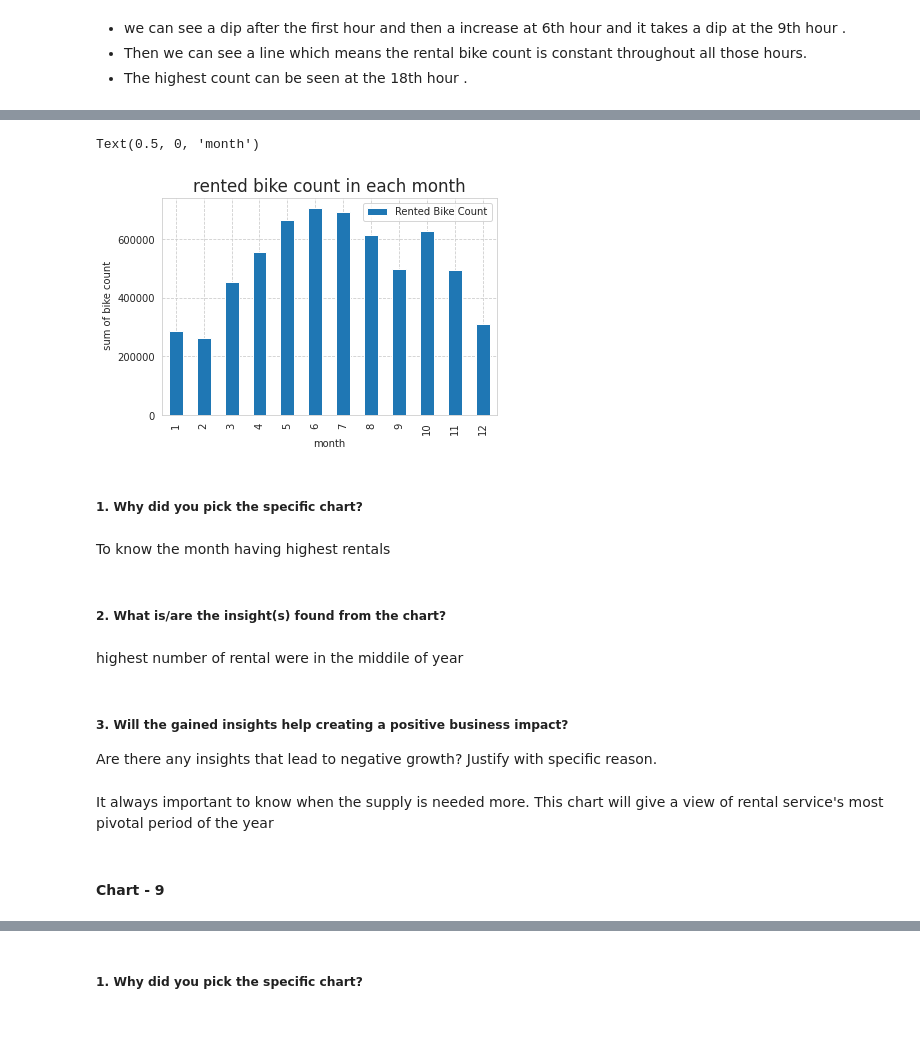
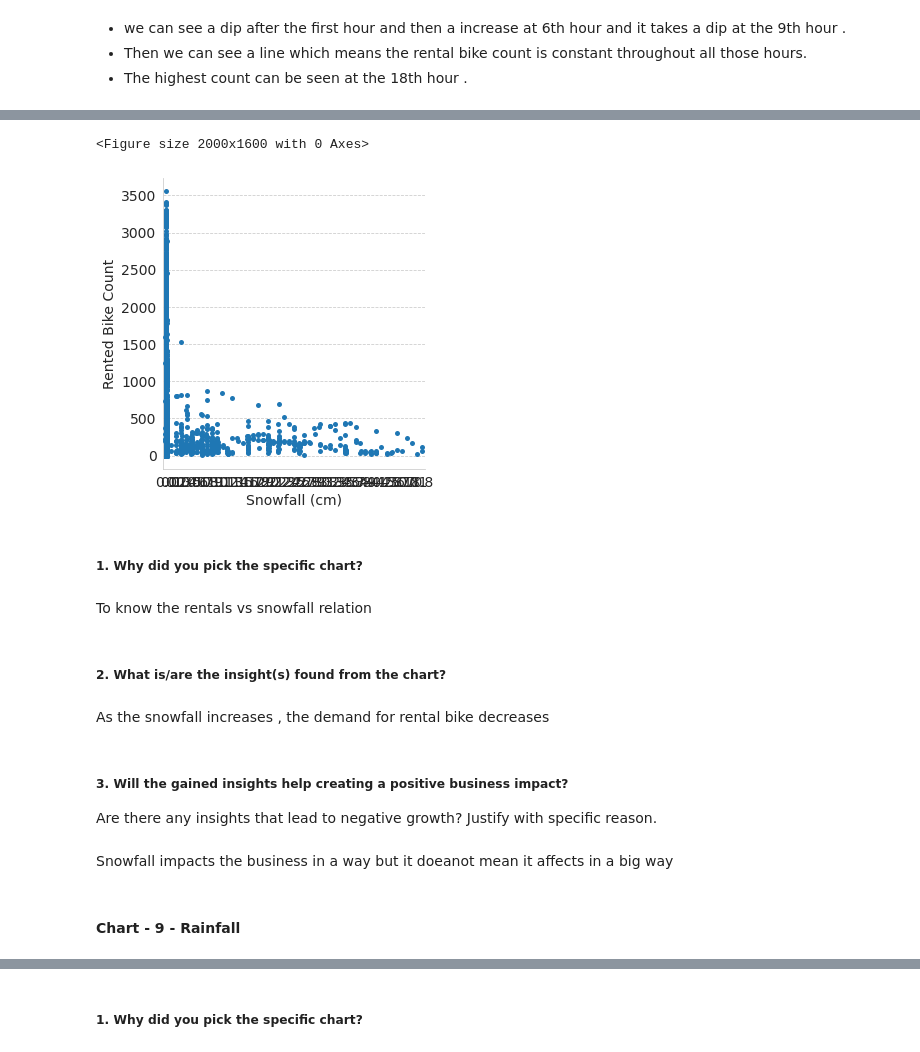
Before and after one commit to albin2122/Bike-Sharing-Demand-Prediction, a Jupyter notebook: Bike_Sharing_Demand_Prediction.ipynb, the cells around one changed output, grey strips where cells are left out. Saved outputs shown, nothing was run; the diff lists cells and outputs as text; code cells hidden in the pictures; blank space fills up the shorter version.

```diff
--- a/Bike_Sharing_Demand_Prediction.ipynb
+++ b/Bike_Sharing_Demand_Prediction.ipynb
@@ -550,25 +531,23 @@ bike_month
-# %%
-bike_month[['month','Rented Bike Count']].set_index('month').plot(kind='bar')
-plt.rc('font', size=14)
-plt.xticks(rotation=90)
-plt.title('rented bike count in each month' )
-plt.ylabel(' sum of bike count')
-plt.xlabel('month')
-# %% [output]
-Text(0.5, 0, 'month')
-[figure, removed]
+# %%
+# Chart - 8 visualization code
+plt.figure(figsize=(10,8),dpi=200)
+sns.catplot(x='Snowfall (cm)',y='Rented Bike Count',data=bike_sharing_df)
+plt.show()
+# %% [output]
+<Figure size 2000x1600 with 0 Axes>
+[figure, added]
 # %% [markdown]
 ##### 1. Why did you pick the specific chart?
 # %% [markdown]
-To know the month having highest rentals
+To know the  rentals vs snowfall relation
 # %% [markdown]
 ##### 2. What is/are the insight(s) found from the chart?
-# %% [markdown]
-highest number of rental were in the middile of year
+# %% [markdown]
+As the snowfall increases , the demand for rental bike decreases
 # %% [markdown]
 ##### 3. Will the gained insights help creating a positive business impact?
 Are there any insights that lead to negative growth? Justify with specific reason.
-# %% [markdown]
-It always important to know when the supply is needed more. This chart will give a view  of rental service's most pivotal period of the year
+# %% [markdown]
+Snowfall impacts the business in a way but it doeanot mean it affects in a big way
 # %% [markdown]
-#### Chart - 9
+#### Chart - 9 - Rainfall
```
Also changed, not shown: parts of 20 cells of this notebook.
